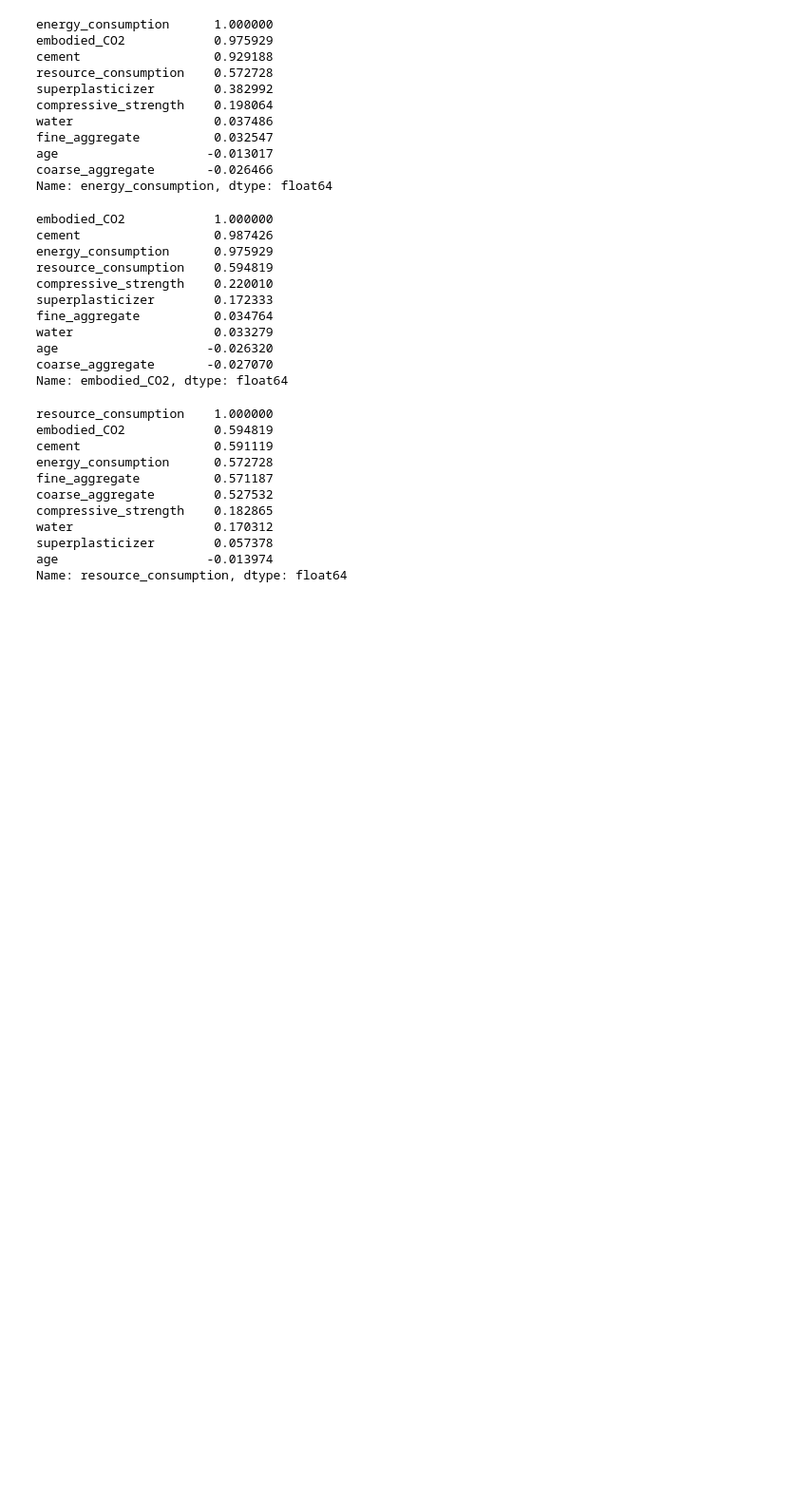
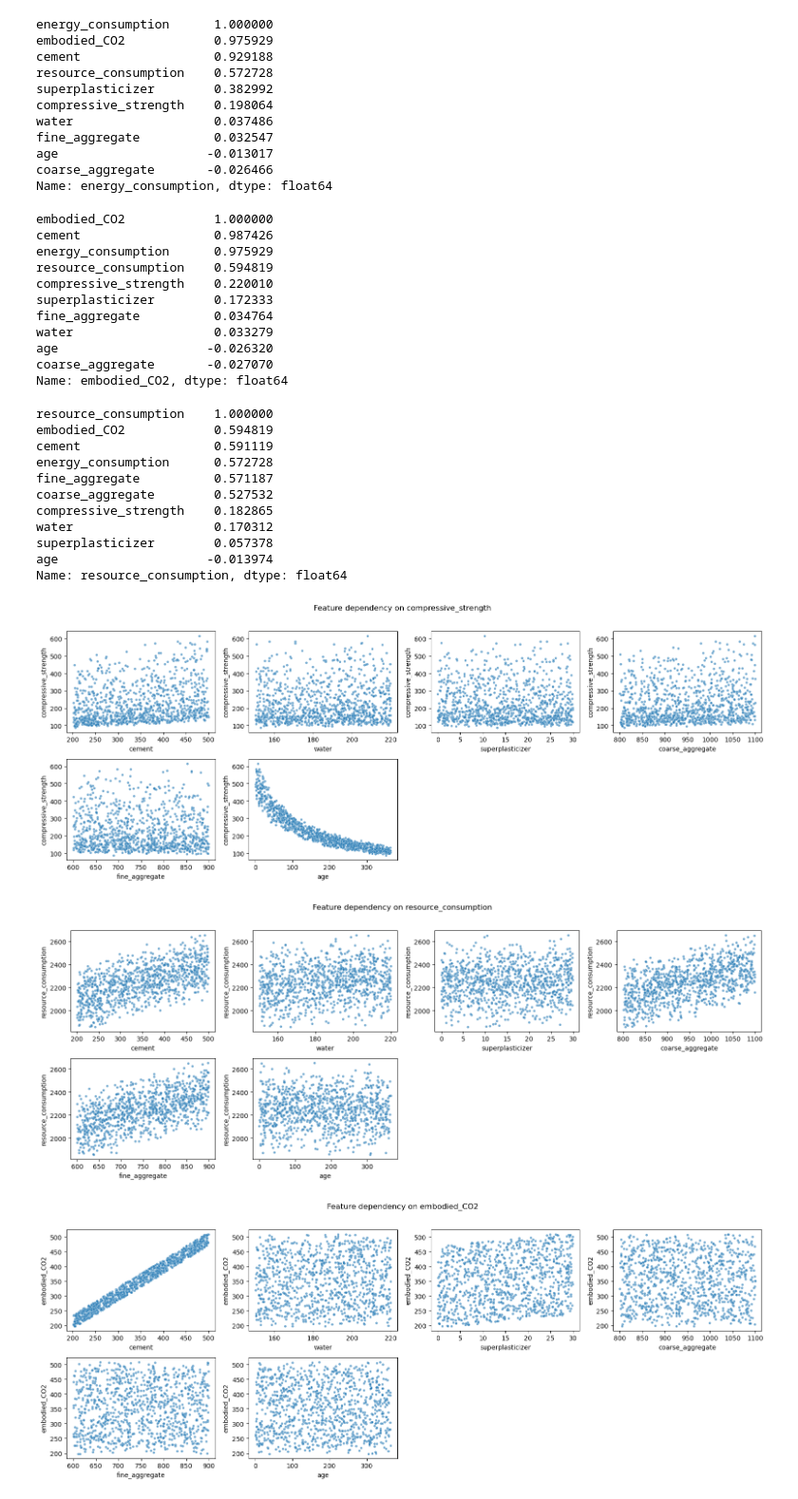
Before and after one commit to pariyaaf/sustainable_concrete_ml_optimization, a Jupyter notebook: notebook/ml.ipynb, the cells around one changed output. Shown at 95% size. Drawn from its saved outputs; the diff is of its cells as text; code cells hidden in the pictures; blank space fills up the shorter version.

Commit message:
Visualize feature–target relationships through scatter plot grids for exploratory analysis

```diff
--- a/notebook/ml.ipynb
+++ b/notebook/ml.ipynb
@@ -118,3 +119,34 @@ water                   0.170312
 superplasticizer        0.057378
 age                    -0.013974
 Name: resource_consumption, dtype: float64
+# %%
+labels = ['compressive_strength', 'resource_consumption', 'embodied_CO2', 'energy_consumption']
+
+features = df.drop( columns=labels)
+# %%
+n_cols = 4
+
+for target in labels:
+    n_rows = math.ceil(len(features.columns) / n_cols)
+
+    plt.figure(figsize=(4 * n_cols, 3 * n_rows))
+
+    for i, col in enumerate(features.columns, 1):
+        plt.subplot(n_rows, n_cols, i)
+        sns.scatterplot(
+            data=df,
+            x=col,
+            y=target,
+            s=15,
+            alpha=0.6
+        )
+        plt.xlabel(col)
+        plt.ylabel(target)
+
+    plt.suptitle(f"Feature dependency on {target}", y=1.02)
+    plt.tight_layout()
+    plt.show()
+# %% [output]
+[figure, added]
+[figure, added]
+[figure, added]
```
Also changed, not shown: parts of 2 cells of this notebook.
